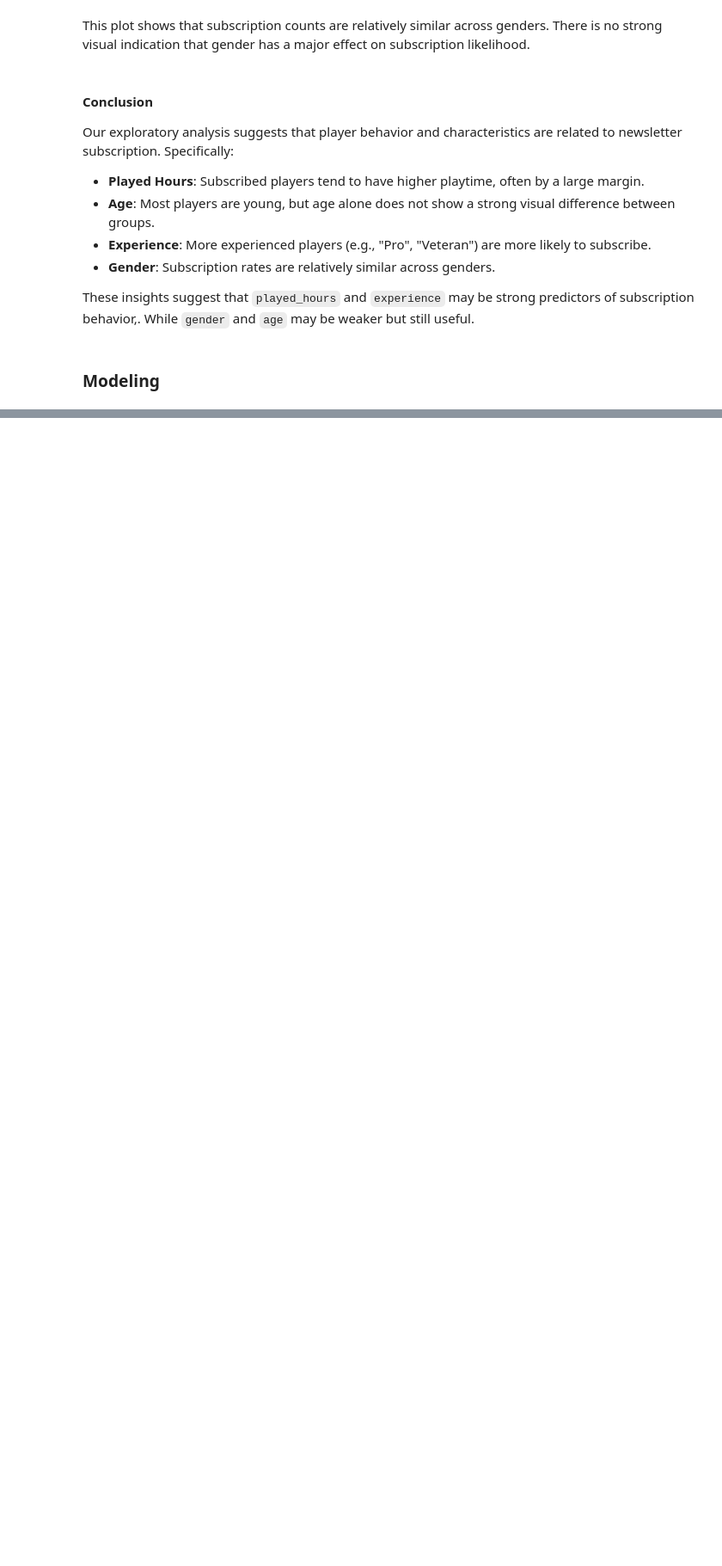
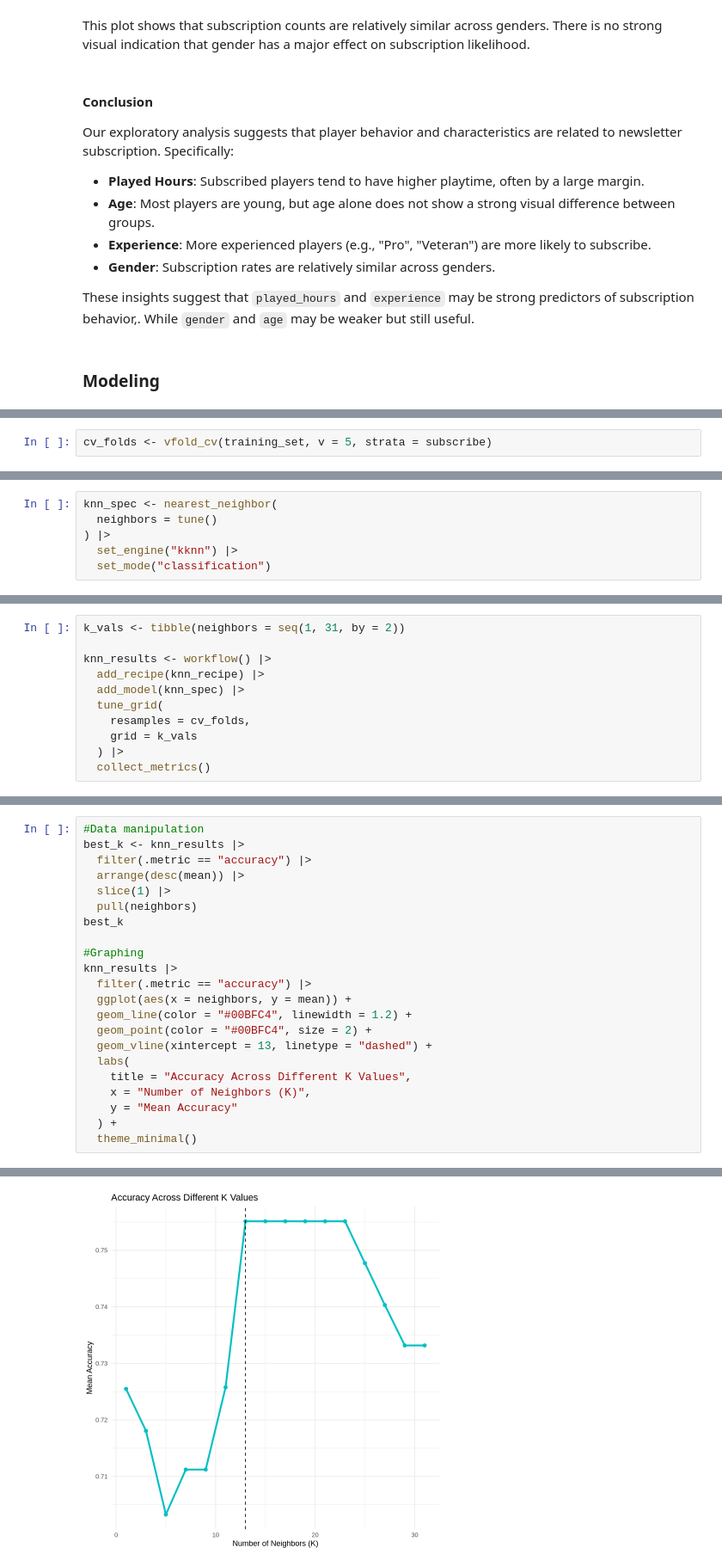
Before and after one commit to Rileyuwu/DSCII100Project, a Jupyter notebook: ProjMain.ipynb, the cells around one changed output, grey strips where cells are left out. Shown at 86% size. Drawn from its saved outputs; the diff is of its cells as text; blank space fills up the shorter version.

Commit message:
Finished Modeling data, and predicted data on test

```diff
--- a/ProjMain.ipynb
+++ b/ProjMain.ipynb
@@ -285,0 +327,2 @@ These insights suggest that `played_hours` and `experience` may be strong predic
+# %%
+cv_folds <- vfold_cv(training_set, v = 5, strata = subscribe)
@@ -285,0 +333,6 @@ These insights suggest that `played_hours` and `experience` may be strong predic
+# %%
+knn_spec <- nearest_neighbor(
+  neighbors = tune()
+) |>
+  set_engine("kknn") |>
+  set_mode("classification")
@@ -285,0 +355,11 @@ These insights suggest that `played_hours` and `experience` may be strong predic
+# %%
+k_vals <- tibble(neighbors = seq(1, 31, by = 2))
+
+knn_results <- workflow() |>
+  add_recipe(knn_recipe) |>
+  add_model(knn_spec) |>
+  tune_grid(
+    resamples = cv_folds,
+    grid = k_vals
+  ) |>
+  collect_metrics()
@@ -285,0 +370,23 @@ These insights suggest that `played_hours` and `experience` may be strong predic
+# %%
+#Data manipulation
+best_k <- knn_results |>
+  filter(.metric == "accuracy") |>
+  arrange(desc(mean)) |>
+  slice(1) |>
+  pull(neighbors)
+best_k
+
+#Graphing
+knn_results |>
+  filter(.metric == "accuracy") |>
+  ggplot(aes(x = neighbors, y = mean)) +
+  geom_line(color = "#00BFC4", linewidth = 1.2) +
+  geom_point(color = "#00BFC4", size = 2) +
+  geom_vline(xintercept = 13, linetype = "dashed") +
+  labs(
+    title = "Accuracy Across Different K Values",
+    x = "Number of Neighbors (K)",
+    y = "Mean Accuracy"
+  ) +
+  theme_minimal()
+# %% [output]
@@ -285,0 +394 @@ These insights suggest that `played_hours` and `experience` may be strong predic
+[figure, added]
```
Also changed, not shown: parts of 22 cells of this notebook.
